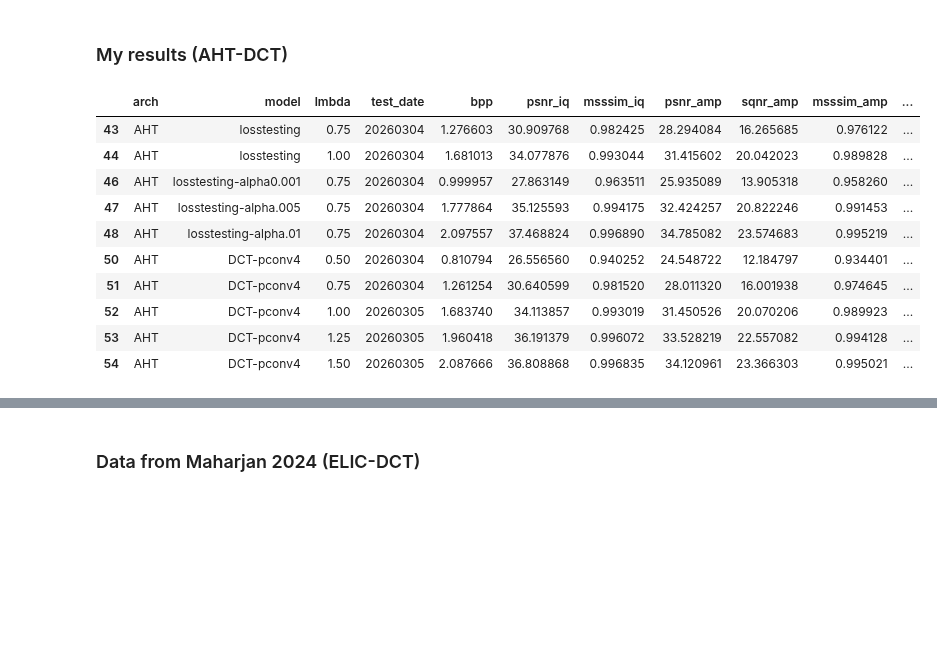
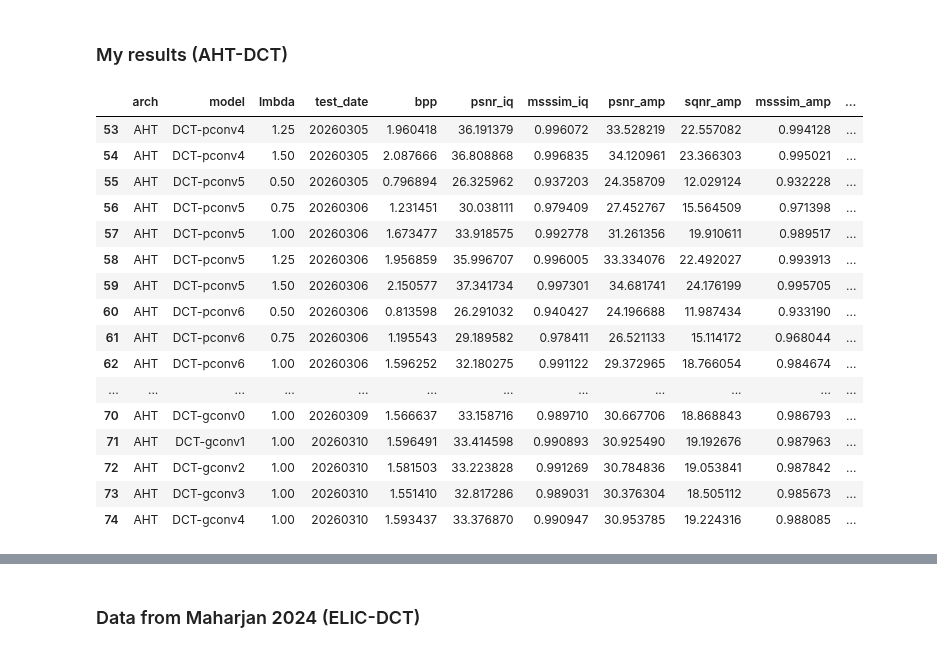
Before and after one commit to zb-umkc/PACT, a Jupyter notebook: analysis.ipynb, the cells around one changed output, grey strips where cells are left out. Cells and saved outputs as stored; diff of their text form; code cells hidden in the pictures; blank space fills up the shorter version.

```diff
--- a/analysis.ipynb
+++ b/analysis.ipynb
@@ -11,20 +11,26 @@ pd.set_option('display.max_columns', None)
 # %%
 results_df = pd.read_csv("results.csv", header=0)
 results_df = results_df[results_df["bpp"] > 0.1]
 
-results_df.tail(10)
+results_df.tail(20)
 # %% [output]
 |  | arch | model | lmbda | test_date | bpp | psnr_iq | msssim_iq | psnr_amp | sqnr_amp | msssim_amp | ... |
-| 43 | AHT | losstesting | 0.75 | 20260304 | 1.276603 | 30.909768 | 0.982425 | 28.294084 | 16.265685 | 0.976122 | ... |
-| 44 | AHT | losstesting | 1.00 | 20260304 | 1.681013 | 34.077876 | 0.993044 | 31.415602 | 20.042023 | 0.989828 | ... |
-| 46 | AHT | losstesting-alpha0.001 | 0.75 | 20260304 | 0.999957 | 27.863149 | 0.963511 | 25.935089 | 13.905318 | 0.958260 | ... |
-| 47 | AHT | losstesting-alpha.005 | 0.75 | 20260304 | 1.777864 | 35.125593 | 0.994175 | 32.424257 | 20.822246 | 0.991453 | ... |
-| 48 | AHT | losstesting-alpha.01 | 0.75 | 20260304 | 2.097557 | 37.468824 | 0.996890 | 34.785082 | 23.574683 | 0.995219 | ... |
-| 50 | AHT | DCT-pconv4 | 0.50 | 20260304 | 0.810794 | 26.556560 | 0.940252 | 24.548722 | 12.184797 | 0.934401 | ... |
-| 51 | AHT | DCT-pconv4 | 0.75 | 20260304 | 1.261254 | 30.640599 | 0.981520 | 28.011320 | 16.001938 | 0.974645 | ... |
-| 52 | AHT | DCT-pconv4 | 1.00 | 20260305 | 1.683740 | 34.113857 | 0.993019 | 31.450526 | 20.070206 | 0.989923 | ... |
 | 53 | AHT | DCT-pconv4 | 1.25 | 20260305 | 1.960418 | 36.191379 | 0.996072 | 33.528219 | 22.557082 | 0.994128 | ... |
 | 54 | AHT | DCT-pconv4 | 1.50 | 20260305 | 2.087666 | 36.808868 | 0.996835 | 34.120961 | 23.366303 | 0.995021 | ... |
+| 55 | AHT | DCT-pconv5 | 0.50 | 20260305 | 0.796894 | 26.325962 | 0.937203 | 24.358709 | 12.029124 | 0.932228 | ... |
+| 56 | AHT | DCT-pconv5 | 0.75 | 20260306 | 1.231451 | 30.038111 | 0.979409 | 27.452767 | 15.564509 | 0.971398 | ... |
+| 57 | AHT | DCT-pconv5 | 1.00 | 20260306 | 1.673477 | 33.918575 | 0.992778 | 31.261356 | 19.910611 | 0.989517 | ... |
+| 58 | AHT | DCT-pconv5 | 1.25 | 20260306 | 1.956859 | 35.996707 | 0.996005 | 33.334076 | 22.492027 | 0.993913 | ... |
+| 59 | AHT | DCT-pconv5 | 1.50 | 20260306 | 2.150577 | 37.341734 | 0.997301 | 34.681741 | 24.176199 | 0.995705 | ... |
+| 60 | AHT | DCT-pconv6 | 0.50 | 20260306 | 0.813598 | 26.291032 | 0.940427 | 24.196688 | 11.987434 | 0.933190 | ... |
+| 61 | AHT | DCT-pconv6 | 0.75 | 20260306 | 1.195543 | 29.189582 | 0.978411 | 26.521133 | 15.114172 | 0.968044 | ... |
+| 62 | AHT | DCT-pconv6 | 1.00 | 20260306 | 1.596252 | 32.180275 | 0.991122 | 29.372965 | 18.766054 | 0.984674 | ... |
+| ... | ... | ... | ... | ... | ... | ... | ... | ... | ... | ... | ... |
+| 70 | AHT | DCT-gconv0 | 1.00 | 20260309 | 1.566637 | 33.158716 | 0.989710 | 30.667706 | 18.868843 | 0.986793 | ... |
+| 71 | AHT | DCT-gconv1 | 1.00 | 20260310 | 1.596491 | 33.414598 | 0.990893 | 30.925490 | 19.192676 | 0.987963 | ... |
+| 72 | AHT | DCT-gconv2 | 1.00 | 20260310 | 1.581503 | 33.223828 | 0.991269 | 30.784836 | 19.053841 | 0.987842 | ... |
+| 73 | AHT | DCT-gconv3 | 1.00 | 20260310 | 1.551410 | 32.817286 | 0.989031 | 30.376304 | 18.505112 | 0.985673 | ... |
+| 74 | AHT | DCT-gconv4 | 1.00 | 20260310 | 1.593437 | 33.376870 | 0.990947 | 30.953785 | 19.224316 | 0.988085 | ... |
 # %%
 results_highres_df = pd.read_csv("results_highres.csv", header=0)
 results_highres_df = results_highres_df[results_highres_df["bpp"] > 0.1]
```
Also changed, not shown: parts of 6 cells of this notebook, 8 other files.
